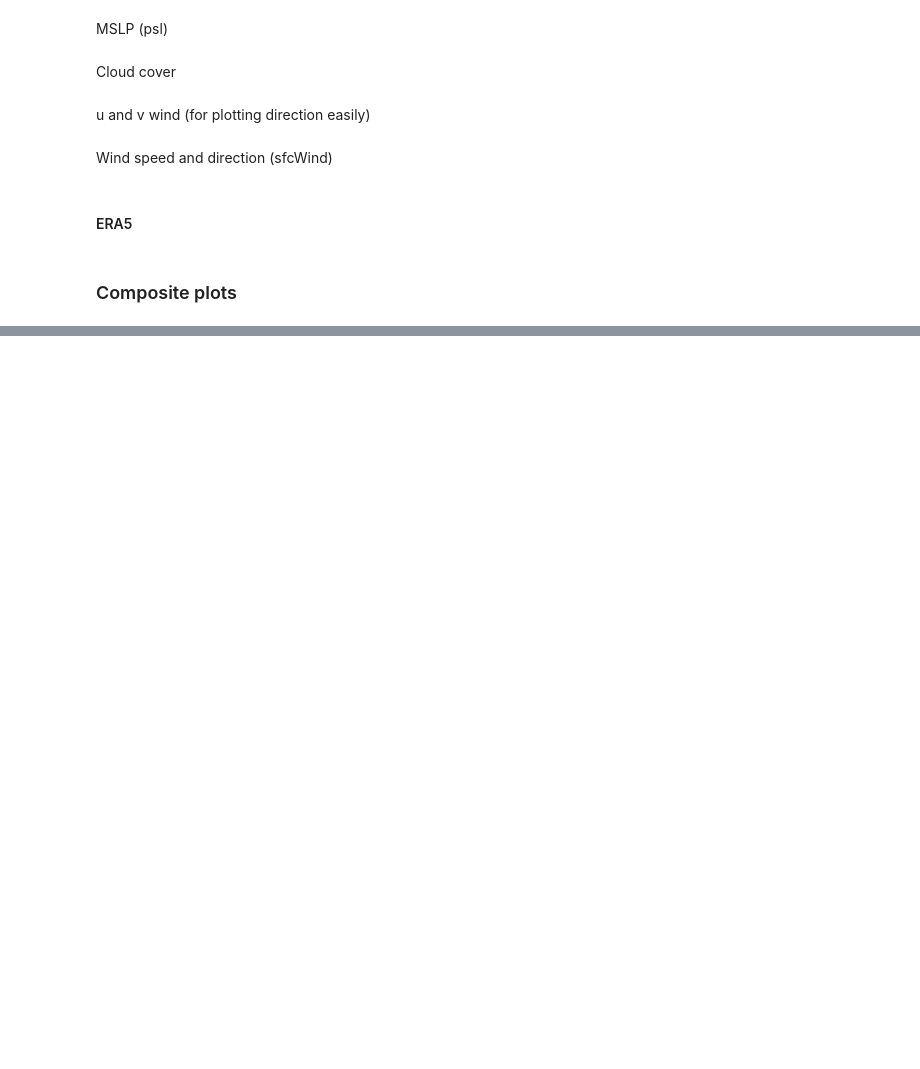
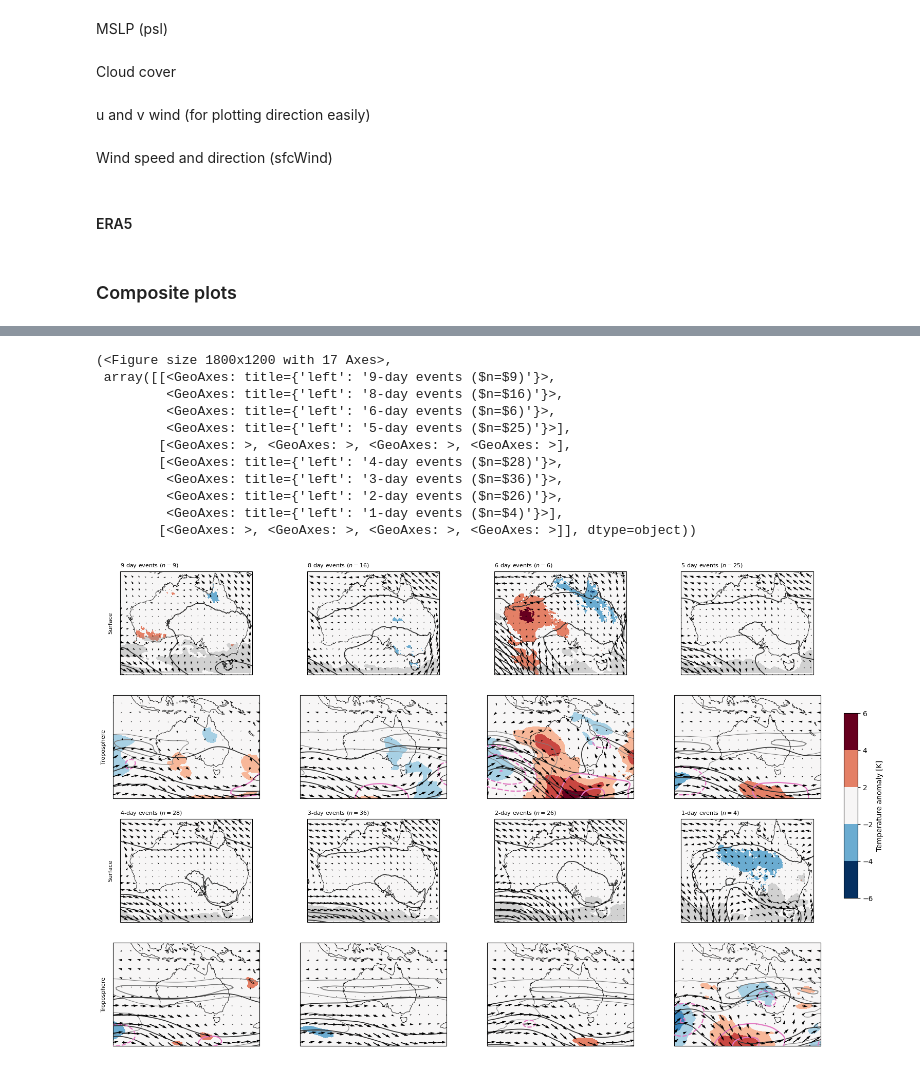
Before and after one commit to dougrichardson/wind_drought, a Jupyter notebook: 13_dynamics.ipynb, the cells around one changed output, grey strips where cells are left out. Cells and saved outputs as stored; diff of their text form; code cells hidden in the pictures; blank space fills up the shorter version.

```diff
--- a/13_dynamics.ipynb
+++ b/13_dynamics.ipynb
@@ -1014,0 +1157,37 @@ for region in list(droughts_subset.keys())[:]:
+# %%
+def get_composite(region, droughts, duration):
+    """ Return composite array for droughts of a given duration"""
+    # Start dates of events with this duration
+    starts = droughts[droughts == duration].index
+
+    sfc_events = []
+    pl_events = []
+
+    for start in starts:
+        start_str = start.strftime("%Y-%m-%d")
+        directory = Path(PLOT_DATA_PATH + "pl_era/")
+        file = [path.name for path in directory.glob(f"*{region}*{start_str}*.nc")][0]
+
+        da_sfc = xr.open_dataset(PLOT_DATA_PATH + "/sfc_barra/" + file)
+        da_pl = xr.open_dataset(PLOT_DATA_PATH + "/pl_era/" + file)
+
+        end = start + pd.Timedelta(days=int(duration))
+
+        sfc_events.append(
+            da_sfc.sel(time=slice(start, end))
+        )
+
+        pl_events.append(
+            da_pl.sel(time=slice(start, end))
+        )
+
+    # Combine all event days into one time dimension
+    da_sfc_length = xr.concat(sfc_events, dim="time")
+    da_pl_length = xr.concat(pl_events, dim="time")
+    n = len(da_sfc_length.time.values)
+
+    # Calculate composite over all days and all events
+    da_sfc_composite = da_sfc_length.mean("time")
+    da_pl_composite = da_pl_length.mean("time")
+
+    return (da_sfc_composite, da_pl_composite, n)
@@ -1014,0 +1300,21 @@ for region in list(droughts_subset.keys())[:]:
+# %%
+region = "nem-2030"
+droughts = droughts_dfs[region]["WDDx"]
+# %%
+# Necessary until ERA5 data is updated to 2025
+droughts = droughts[droughts.index.year < 2025]
+# %%
+plot_composites(droughts)
+# %% [output]
+(<Figure size 1800x1200 with 17 Axes>,
+ array([[<GeoAxes: title={'left': '9-day events ($n=$9)'}>,
+         <GeoAxes: title={'left': '8-day events ($n=$16)'}>,
+         <GeoAxes: title={'left': '6-day events ($n=$6)'}>,
+         <GeoAxes: title={'left': '5-day events ($n=$25)'}>],
+        [<GeoAxes: >, <GeoAxes: >, <GeoAxes: >, <GeoAxes: >],
+        [<GeoAxes: title={'left': '4-day events ($n=$28)'}>,
+         <GeoAxes: title={'left': '3-day events ($n=$36)'}>,
+         <GeoAxes: title={'left': '2-day events ($n=$26)'}>,
+         <GeoAxes: title={'left': '1-day events ($n=$4)'}>],
+        [<GeoAxes: >, <GeoAxes: >, <GeoAxes: >, <GeoAxes: >]], dtype=object))
+[figure, added]
```
Also changed, not shown: parts of 27 cells of this notebook, 13 other files.
